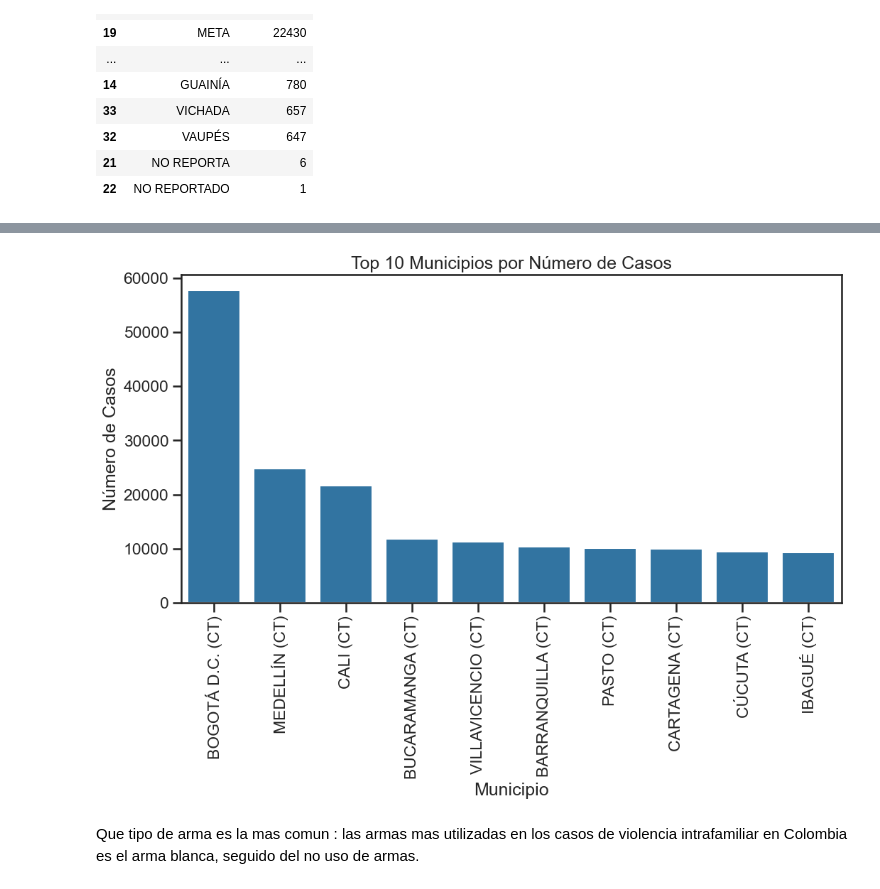
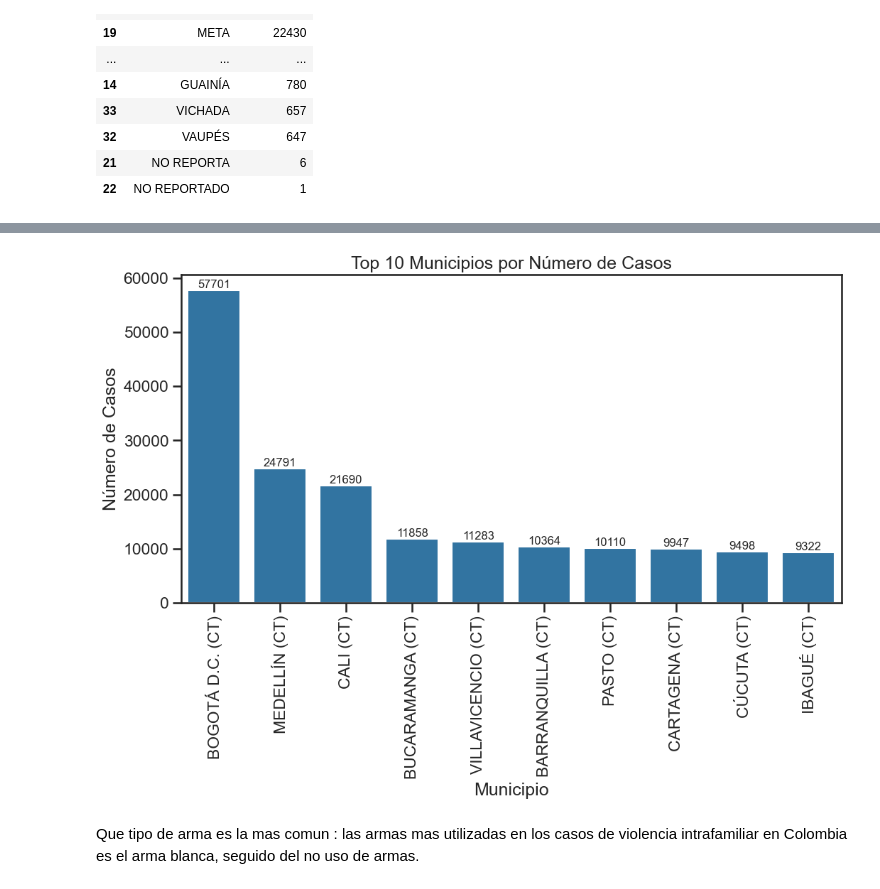
Before and after one commit to VictorAlexanderM/Analitica_datos, a Jupyter notebook: Analisis_AS.ipynb, the cells around one changed output, grey strips where cells are left out. Drawn from its saved outputs; the diff is of its cells as text; code cells hidden in the pictures.

```diff
--- a/Analisis_AS.ipynb
+++ b/Analisis_AS.ipynb
@@ -263,16 +294,20 @@ plt.show()
 # %%
 count_municipio = df['MUNICIPIO'].value_counts()
 top_10 = count_municipio.nlargest(10)
 
 plt.figure(figsize=(12, 6))
 ax = sns.barplot(x=top_10.index, y=top_10.values)
 ax.set_title('Top 10 Municipios por Número de Casos')
 ax.set_xlabel('Municipio')
 ax.set_ylabel('Número de Casos')
 plt.xticks(rotation=90)
+
+# Agregar etiquetas con el número de casos encima de cada barra
+ax.bar_label(ax.containers[0])
+
 plt.show()
 # %% [output]
-[figure, old version]
+[figure, new version]
 # %% [markdown]
 Que tipo de arma es la mas comun : las armas mas utilizadas en los casos de violencia intrafamiliar en Colombia es el arma blanca, seguido del no uso de armas.
 # %%
```
Also changed, not shown: parts of 12 cells of this notebook, 6 other files.
